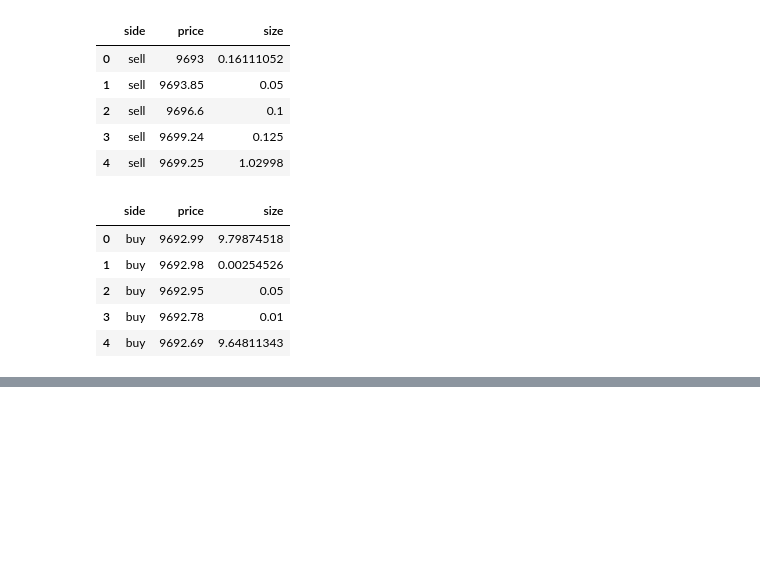
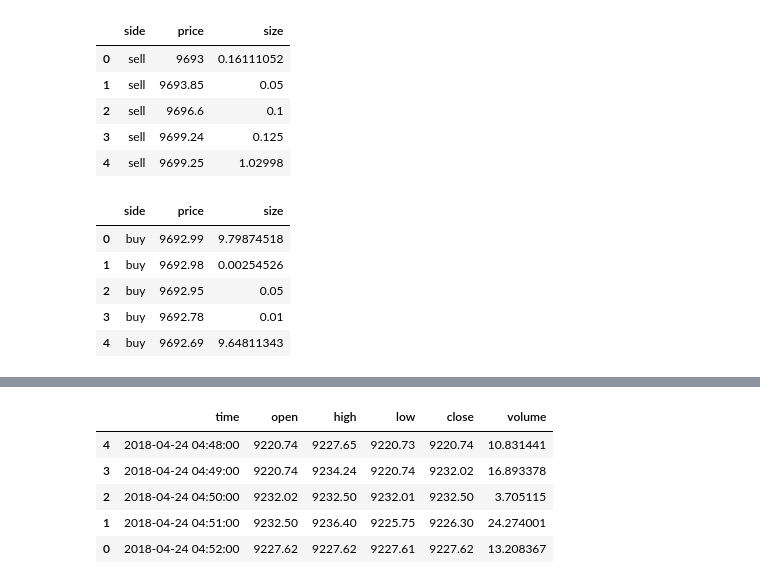
Before and after one commit to timothyyu/gdax-orderbook-ml, a Jupyter notebook: 9_data_pipeline_development.ipynb, the cells around one changed output, grey strips where cells are left out. Cells and saved outputs as stored; diff of their text form; code cells hidden in the pictures; blank space fills up the shorter version.

```diff
--- a/9_data_pipeline_development.ipynb
+++ b/9_data_pipeline_development.ipynb
@@ -281,0 +516,9 @@ snapshot_bids_df.head()
+# %%
+chart_15m_df.tail()
+# %% [output]
+|  | time | open | high | low | close | volume |
+| 4 | 2018-04-24 04:48:00 | 9220.74 | 9227.65 | 9220.73 | 9220.74 | 10.831441 |
+| 3 | 2018-04-24 04:49:00 | 9220.74 | 9234.24 | 9220.74 | 9232.02 | 16.893378 |
+| 2 | 2018-04-24 04:50:00 | 9232.02 | 9232.50 | 9232.01 | 9232.50 | 3.705115 |
+| 1 | 2018-04-24 04:51:00 | 9232.50 | 9236.40 | 9225.75 | 9226.30 | 24.274001 |
+| 0 | 2018-04-24 04:52:00 | 9227.62 | 9227.62 | 9227.61 | 9227.62 | 13.208367 |
```
Also changed, not shown: parts of 14 cells of this notebook, 1 other file.
